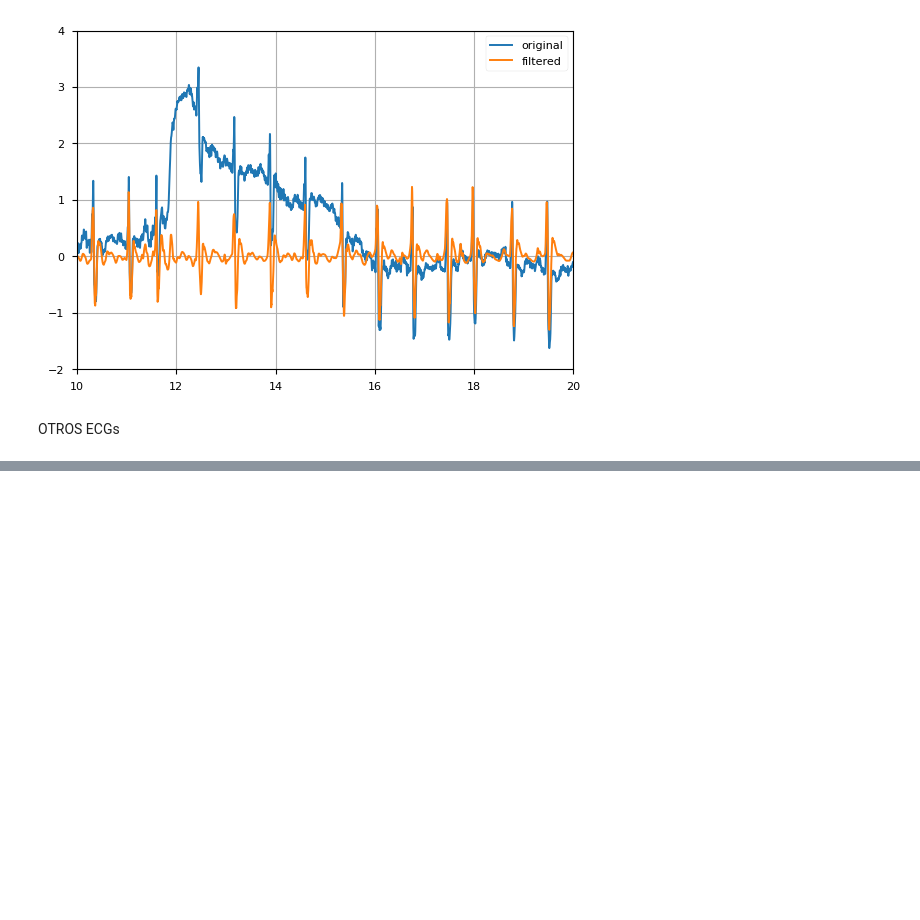
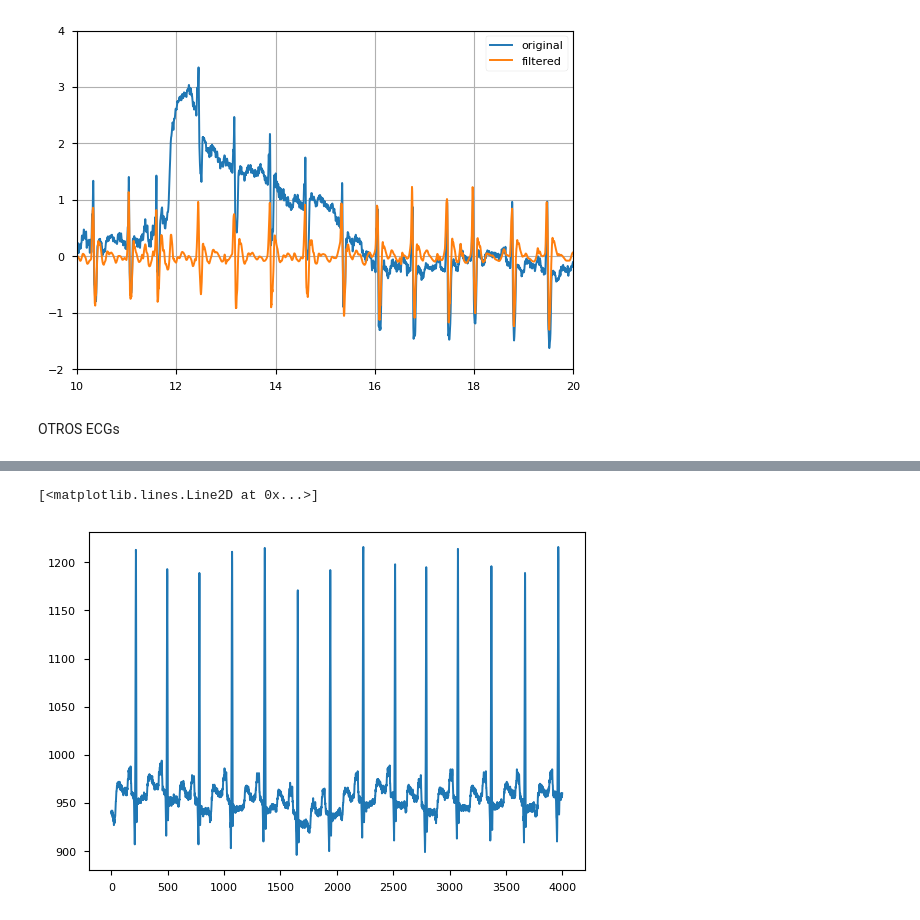
Before and after one commit to JBatRey/tp4assd, a Jupyter notebook: denoise.ipynb, the cells around one changed output, grey strips where cells are left out. Drawn from its saved outputs; the diff is of its cells as text; code cells hidden in the pictures; blank space fills up the shorter version.

```diff
--- a/denoise.ipynb
+++ b/denoise.ipynb
@@ -444,3 +444,8 @@ plt.plot(ecg_signal)
 # %%
 import pandas as pd
-ecg_record = pd.read_csv('./hr/mitbih_database/100.csv')
+ecg_record2 = pd.read_csv('./hr/mitbih_database/100.csv')
+
+plt.plot(np.array(ecg_record2["'MLII'"])[100000:104000])
+# %% [output]
+[<matplotlib.lines.Line2D at 0x...>]
+[figure, added]
```
Also changed, not shown: parts of 1 cell of this notebook.
